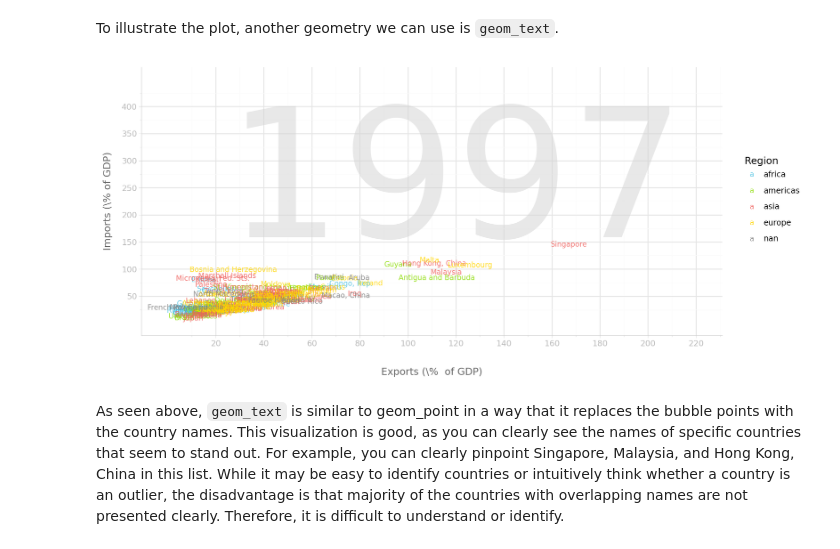
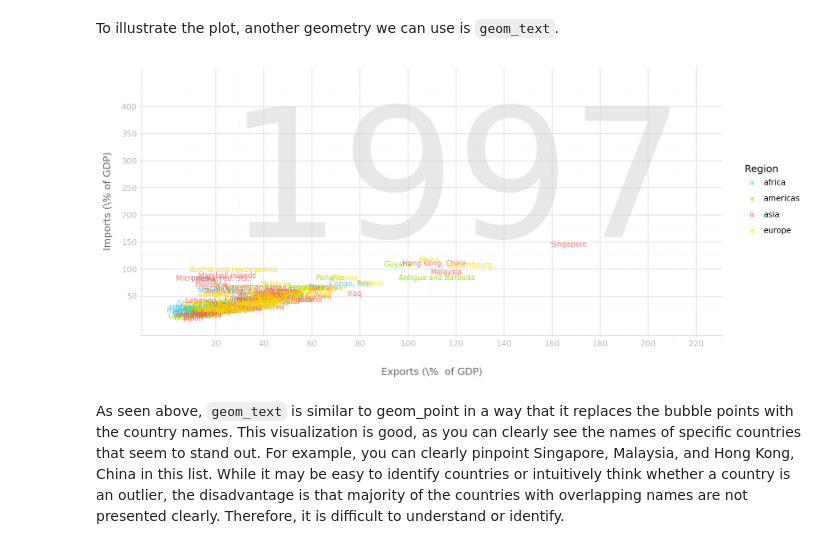
Before and after one commit to isabelleantaran/GSB-544-Projects, a Jupyter notebook: lab/Lab1.ipynb, the cells around one changed output. Cells and saved outputs as stored; diff of their text form; code cells hidden in the pictures.

```diff
--- a/lab/Lab1.ipynb
+++ b/lab/Lab1.ipynb
@@ -311,6 +308,6 @@ To illustrate the plot, another geometry we can use is `geom_text`.
 # %%
 plotBubble2= (
-    p9.ggplot(q2Data, p9.aes(x= "exports", y= "imports", size= "energy"))
+    p9.ggplot(q2Data_clean, p9.aes(x= "exports", y= "imports", size= "energy"))
 
     # annotate year 1997
     +p9.annotate("text", x=120, y=250, label= "1997", size= 200, color= "lightgrey", alpha= 0.5)
@@ -340,34 +337,34 @@ plotBubble2= (
 
     + p9.theme(
         # White background
         plot_background= p9.element_rect(fill= "white", color= "white"),
         panel_background= p9.element_rect(fill= "white", color= "white"),
 
         # Grid style
         figure_size= (11,5),
 
         #Axis styling
         axis_text= p9.element_text(color= "#BBBBBB", size= 9),
         axis_title= p9.element_text(color= "#666666", size= 11),
         axis_line= p9.element_line(color= "#CCCCCC", size= 0.5),
         axis_ticks= p9.element_line(color= "#CCCCCC", size= 0.3),
 
         axis_title_x= p9.element_text(margin= {"t": 10}),
         axis_title_y= p9.element_text(margin= {"r": 10}, angle= 90)
 
     )
 
     + p9.scale_color_manual(values={
         "asia": "#F0605D",
         "europe": "#FFD600",
         "americas":"#8BDC00",
         "africa": "#4CC1E2"
     })
 )
 
 plotBubble2.show()
 # %% [output]
-[figure, old version]
+[figure, new version]
 # %% [markdown]
 As seen above, `geom_text` is similar to geom_point in a way that it replaces the bubble points with the country names. This visualization is good, as you can clearly see the names of specific countries that seem to stand out. For example, you can clearly pinpoint Singapore, Malaysia, and Hong Kong, China in this list. While it may be easy to identify countries or intuitively think whether a country is an outlier, the disadvantage is that majority of the countries with overlapping names are not presented clearly. Therefore, it is difficult to understand or identify.
 # %% [markdown]
```
Also changed, not shown: parts of 9 cells of this notebook, 1 other file.
